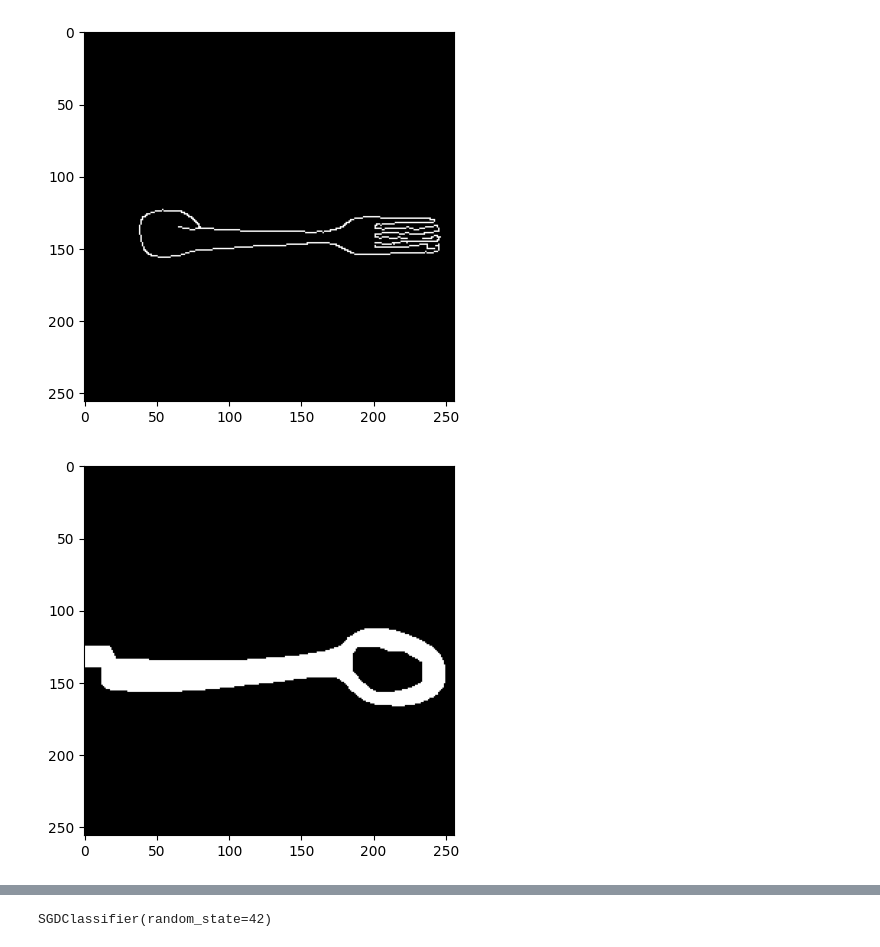
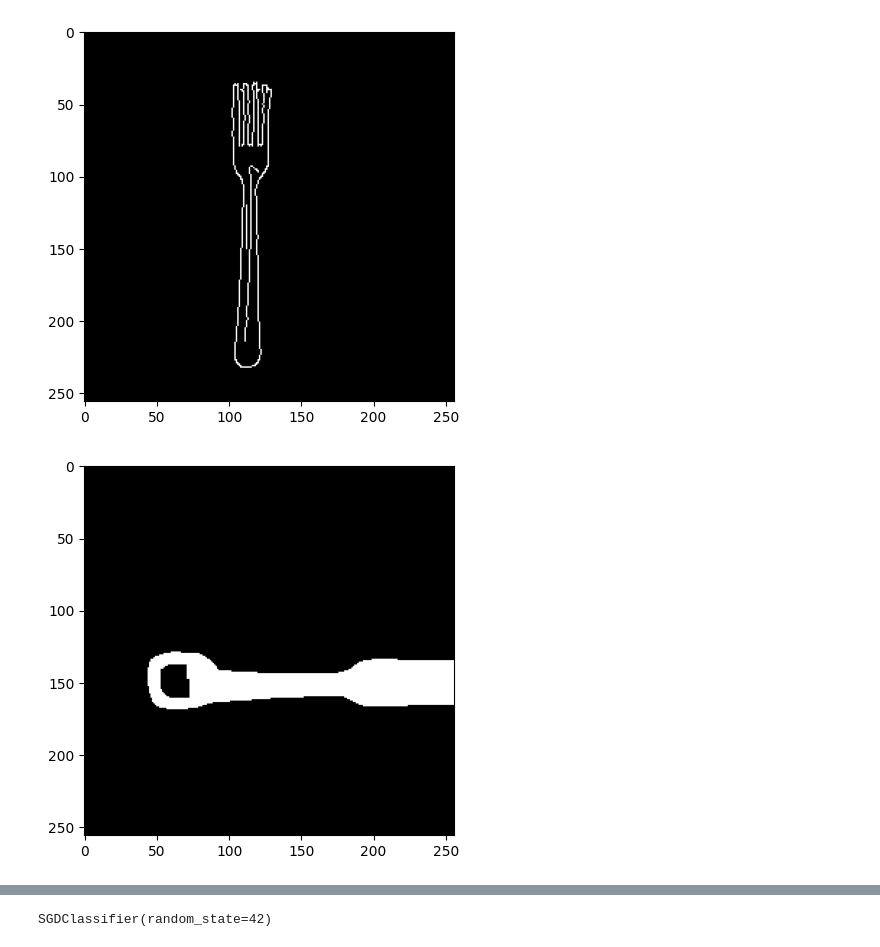
Before and after one commit to csrjr/mac0447EP, a Jupyter notebook: ImageClassifier/model.ipynb, the cells around one changed output, grey strips where cells are left out. Saved outputs shown, nothing was run; the diff lists cells and outputs as text; code cells hidden in the pictures.

```diff
--- a/ImageClassifier/model.ipynb
+++ b/ImageClassifier/model.ipynb
@@ -65,10 +64,10 @@ for obj in normalized_dataset:
     edges = cv2.Canny(cv2.GaussianBlur(obj.img, (5,5), 0), threshold1=255/3, threshold2=255)
     edges_dataset.append(Object(obj.class_name, edges))
 # %%
-plt.imshow(edges_dataset[11].img, cmap='gray')
+plt.imshow(edges_dataset[0].img, cmap='gray')
 plt.show()
 # %% [output]
-[figure, old version]
+[figure, new version]
 # %%
 contour_dataset = []
 for obj in edges_dataset:
@@ -86,10 +85,10 @@ for obj in edges_dataset:
 
     contour_dataset.append(Object(obj.class_name, erosion))
 # %%
-plt.imshow(contour_dataset[444].img, cmap='gray')
+plt.imshow(contour_dataset[11].img, cmap='gray')
 plt.show()
 # %% [output]
-[figure, old version]
+[figure, new version]
 # %%
 seg_dataset = []
 objs_per_class = {}
```
Also changed, not shown: parts of 13 cells of this notebook, 39 other files.
